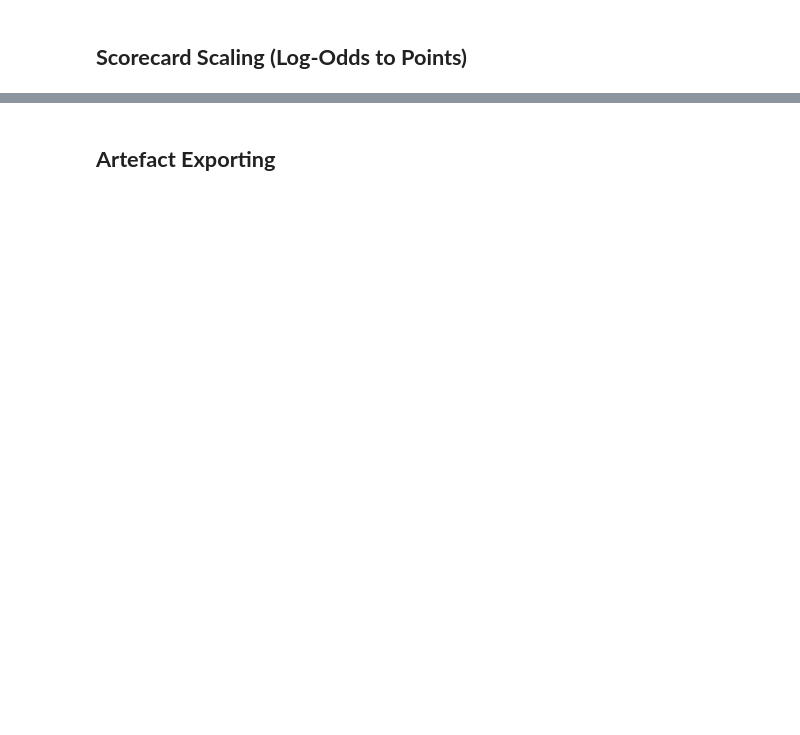
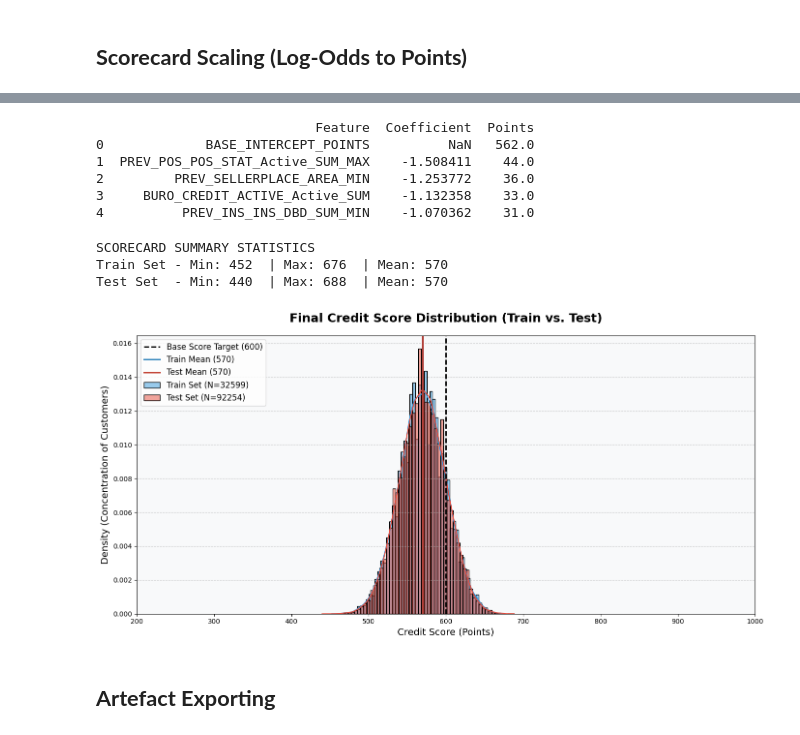
Before and after one commit to ErenReyhanlioglu/Credit_Risk_Analysis, a Jupyter notebook: notebooks/03_logistic_regression_scorecard.ipynb, the cells around one changed output, grey strips where cells are left out. Saved outputs shown, nothing was run; the diff lists cells and outputs as text; code cells hidden in the pictures; blank space fills up the shorter version.

Commit message:
feat: export final logit model, scorecard tariffs, and scored datasets to outputs

```diff
--- a/notebooks/03_logistic_regression_scorecard.ipynb
+++ b/notebooks/03_logistic_regression_scorecard.ipynb
@@ -534,2 +620,69 @@ plt.show()
+# %%
+scorecard_export = scorecard_df.copy()
+
+intercept_row = pd.DataFrame({
+    'Feature': ['BASE_INTERCEPT_POINTS'],
+    'Coefficient': [np.nan],
+    'Points': [intercept_points]
+})
+
+scorecard_export = pd.concat([intercept_row, scorecard_export], ignore_index=True)
+
+SCORECARD_SAVE_PATH = '../data/processed/scorecard_mapping_39.csv'
+
+scorecard_export.to_csv(SCORECARD_SAVE_PATH, index=False)
+
+print(scorecard_export.head())
+# %% [output]
+                            Feature  Coefficient  Points
+0             BASE_INTERCEPT_POINTS          NaN   562.0
+1  PREV_POS_POS_STAT_Active_SUM_MAX    -1.508411    44.0
+2         PREV_SELLERPLACE_AREA_MIN    -1.253772    36.0
+3     BURO_CREDIT_ACTIVE_Active_SUM    -1.132358    33.0
+4          PREV_INS_INS_DBD_SUM_MIN    -1.070362    31.0
+# %%
+import matplotlib.pyplot as plt
+import seaborn as sns
+
+scores_train = calculate_customer_scores(X_train_logical, scorecard_df, intercept_points)
+scores_test  = calculate_customer_scores(X_test_logical, scorecard_df, intercept_points)
+
+X_train_logical_scored = X_train_logical.copy()
+X_train_logical_scored['SCORE'] = scores_train
+
+X_test_logical_scored = X_test_logical.copy()
+X_test_logical_scored['SCORE'] = scores_test
+
+print("SCORECARD SUMMARY STATISTICS")
+print(f"Train Set - Min: {scores_train.min()}  | Max: {scores_train.max()}  | Mean: {scores_train.mean():.0f}")
+print(f"Test Set  - Min: {scores_test.min()}  | Max: {scores_test.max()}  | Mean: {scores_test.mean():.0f}")
+# %% [output]
+SCORECARD SUMMARY STATISTICS
+Train Set - Min: 452  | Max: 676  | Mean: 570
+Test Set  - Min: 440  | Max: 688  | Mean: 570
+# %%
+plt.figure(figsize=(14, 7))
+
+sns.histplot(scores_train, color='#3498db', label=f'Train Set (N={len(scores_train)})', kde=True, stat='density', alpha=0.5, bins=60)
+sns.histplot(scores_test, color='#e74c3c', label=f'Test Set (N={len(scores_test)})', kde=True, stat='density', alpha=0.5, bins=60)
+
+plt.title('Final Credit Score Distribution (Train vs. Test)', fontsize=18, fontweight='bold', pad=20)
+plt.xlabel('Credit Score (Points)', fontsize=14)
+plt.ylabel('Density (Concentration of Customers)', fontsize=14)
+
+plt.axvline(x=600, color='black', linestyle='--', linewidth=2, label='Base Score Target (600)')
+
+plt.axvline(x=scores_train.mean(), color='#2980b9', linestyle='-', linewidth=2, label=f'Train Mean ({scores_train.mean():.0f})')
+plt.axvline(x=scores_test.mean(), color='#c0392b', linestyle='-', linewidth=2, label=f'Test Mean ({scores_test.mean():.0f})')
+
+plt.xlim(200, 1000)
+plt.legend(fontsize=12, loc='upper left')
+plt.grid(axis='y', linestyle='--', alpha=0.7)
+plt.gca().set_facecolor('#f8f9fa')
+
+plt.tight_layout()
+plt.show()
+# %% [output]
+[figure, added]
 # %% [markdown]
 ## **Artefact Exporting**
```
Also changed, not shown: parts of 7 cells of this notebook, 1 other file.
